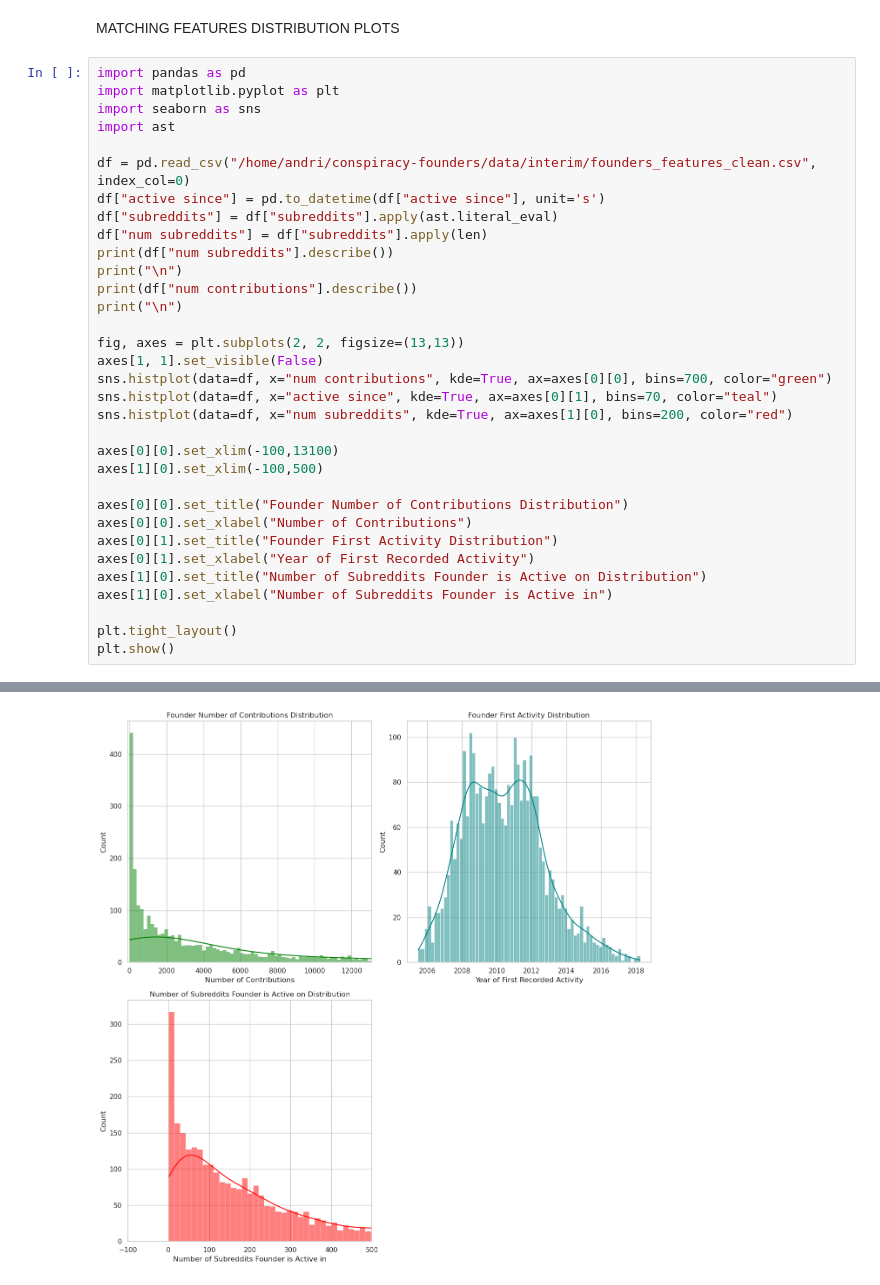
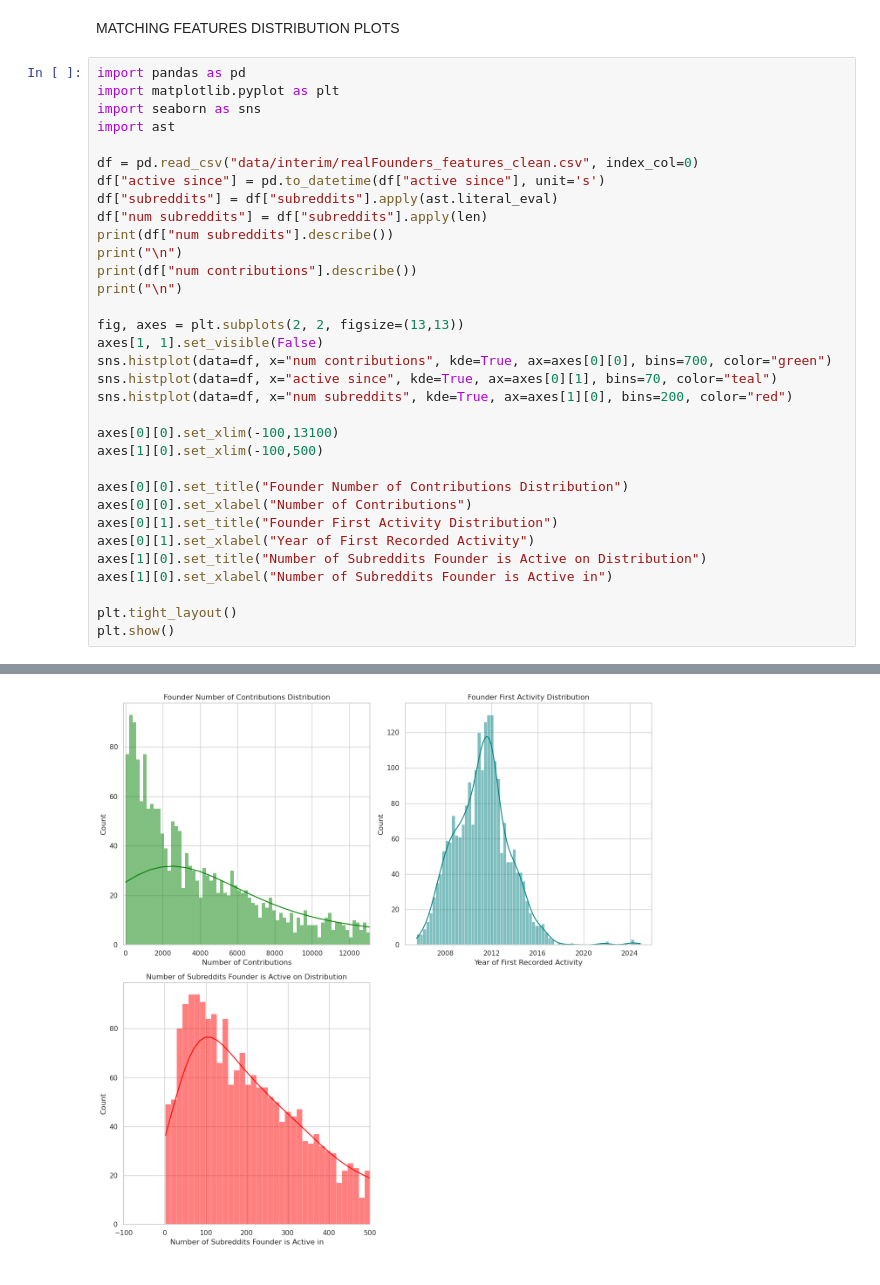
Before and after one commit to Andrii04/conspiracy-founders, a Jupyter notebook: notebooks/plots.ipynb, the cells around one changed output, grey strips where cells are left out. Cells and saved outputs as stored; diff of their text form.

Commit message:
matching test & plots

```diff
--- a/notebooks/plots.ipynb
+++ b/notebooks/plots.ipynb
@@ -164,7 +164,7 @@ import matplotlib.pyplot as plt
 import seaborn as sns
 import ast
 
-df = pd.read_csv("/home/andri/conspiracy-founders/data/interim/founders_features_clean.csv", index_col=0)
+df = pd.read_csv("data/interim/realFounders_features_clean.csv", index_col=0)
 df["active since"] = pd.to_datetime(df["active since"], unit='s')
 df["subreddits"] = df["subreddits"].apply(ast.literal_eval)
 df["num subreddits"] = df["subreddits"].apply(len)
@@ -213,3 +213,3 @@ min           1.000000
 max      130833.000000
 Name: num contributions, dtype: float64
-[figure, old version]
+[figure, new version]
```
Also changed, not shown: parts of 4 cells of this notebook, 8 other files.
